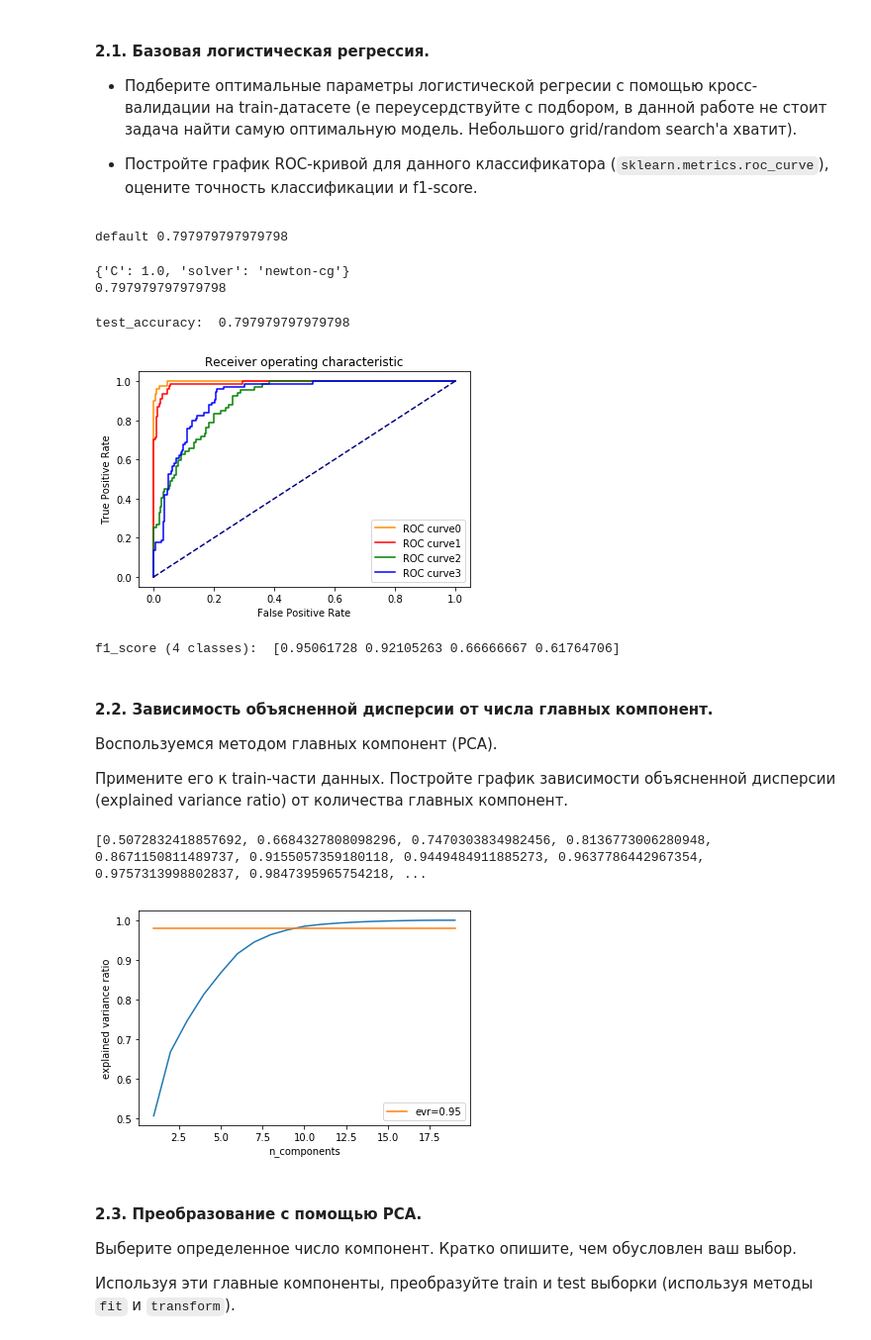
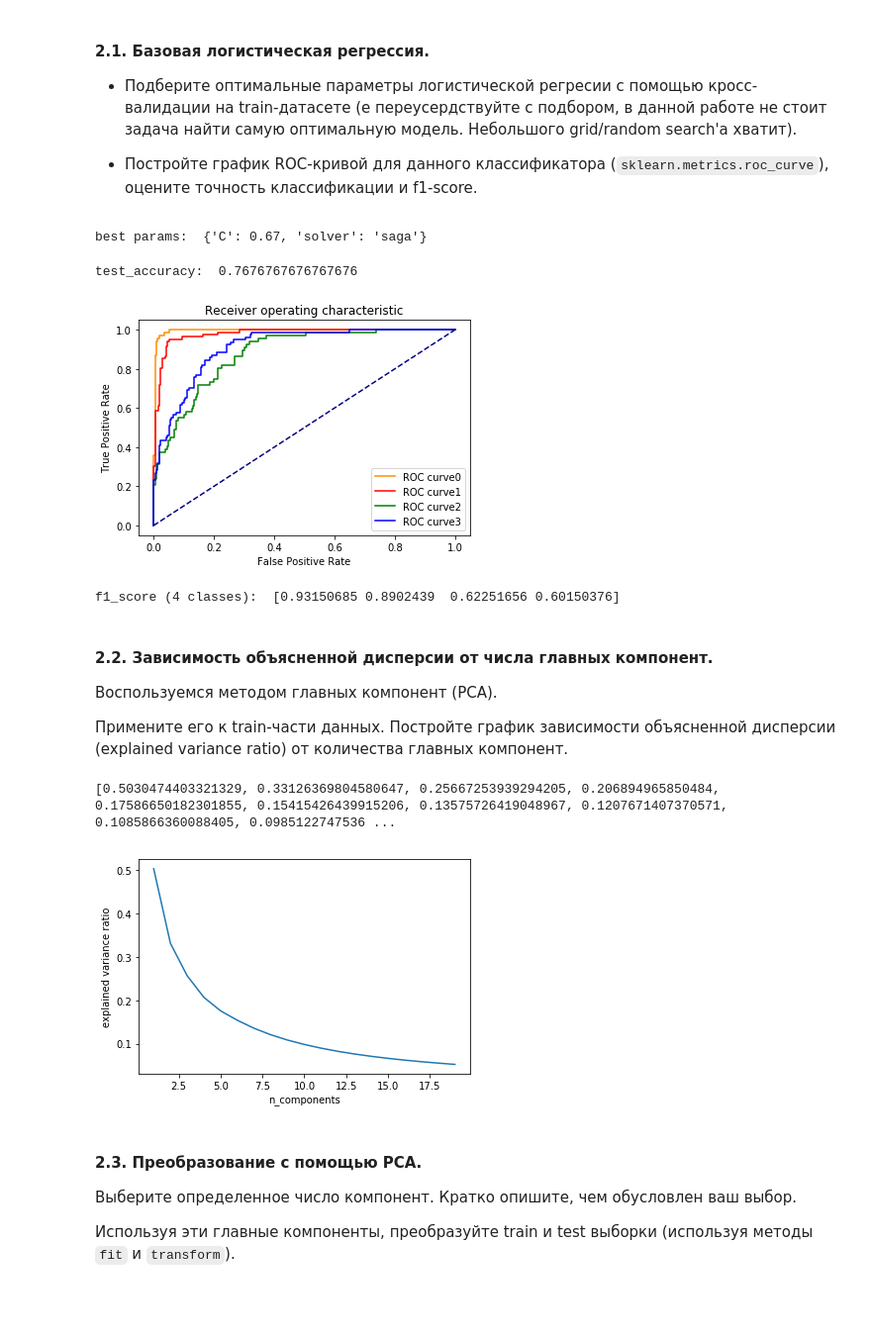
Before and after one commit to DahaKot/ML_MIPT, a Jupyter notebook: Lab1_Linear_and_Ensembles.ipynb, the cells around one changed output. Shown at 99% size. Drawn from its saved outputs; the diff is of its cells as text; code cells hidden in the pictures; blank space fills up the shorter version.

```diff
--- a/Lab1_Linear_and_Ensembles.ipynb
+++ b/Lab1_Linear_and_Ensembles.ipynb
@@ -107,15 +111,15 @@ array([-0.0429047 ,  0.02999314,  0.03631206,  0.03216402,  0.01853744,
 # %%
+'''
+transform car labels to numbers to simplify classification process
+'''
 y_train_pd = pd.DataFrame(y_train)
 y_test_pd = pd.DataFrame(y_test)
-y_train_pd[y_train_pd[0] == 'van'] = 0
-y_train_pd[y_train_pd[0] == 'bus'] = 1
-y_train_pd[y_train_pd[0] == 'saab'] = 2
-y_train_pd[y_train_pd[0] == 'opel'] = 3
 
-y_test_pd[y_test_pd[0] == 'van'] = 0
-y_test_pd[y_test_pd[0] == 'bus'] = 1
-y_test_pd[y_test_pd[0] == 'saab'] = 2
-y_test_pd[y_test_pd[0] == 'opel'] = 3
+classes = {'van': 0, 'bus': 1, 'saab': 2, 'opel': 3}
+NUM_CLASSES = 4
+
+y_train_pd.replace(classes, inplace = True)
+y_test_pd.replace(classes, inplace = True)
 
 y_train = y_train_pd.values.squeeze(1)
 y_test = y_test_pd.values.squeeze(1)
@@ -131,35 +135,30 @@ y_train.shape
 ### YOUR CODE HERE
 from sklearn.linear_model import LogisticRegression
 from sklearn.model_selection import GridSearchCV
-clf = LogisticRegression(multi_class = 'multinomial', solver = 'lbfgs')
-
-clf.fit(X_train, y_train)
-print('default', clf.score(X_test, y_test))
+clf = LogisticRegression(multi_class = 'multinomial')
 
 param_grid = {'solver' :  ['newton-cg', 'sag', 'saga', 'lbfgs'], 'C' : np.linspace(0.01, 1, 10)}
 grid_search = GridSearchCV(clf, param_grid).fit(X_train, y_train)
-print(grid_search.best_params_)
-print(grid_search.score(X_test, y_test))
+print('best params: ', grid_search.best_params_)
 # %% [output]
-default 0.797979797979798
+best params:  {'C': 0.67, 'solver': 'saga'}
-{'C': 1.0, 'solver': 'newton-cg'}
-0.797979797979798
 # %%
-best_linear_clf = LogisticRegression(C = grid_search.best_params_['C'],
-                                solver = grid_search.best_params_['solver'],
-                                multi_class = 'multinomial')
-best_linear_clf.fit(X_train, y_train)
+best_logistic_clf = LogisticRegression(C = grid_search.best_params_['C'],
+                                    solver = grid_search.best_params_['solver'],
+                                    multi_class = 'multinomial')
+best_logistic_clf.fit(X_train, y_train)
+
+print("test_accuracy: ", best_logistic_clf.score(X_test, y_test))
 
 from sklearn.metrics import roc_curve
 from sklearn.metrics import f1_score
-print("test_accuracy: ", best_linear_clf.score(X_test, y_test))
 
 roc_ret = []
 def show_roc_curve(best_clf, X_test, y_test):
     y_true = y_test
     y_pred = best_clf.predict_proba(X_test)
 
-    for i in range(4):
+    for i in range(NUM_CLASSES):
         roc_ret.append(roc_curve(y_true, y_pred[:, i], pos_label = i))
 
     plt.figure()
@@ -178,11 +177,11 @@ def show_roc_curve(best_clf, X_test, y_test):
     y_pred_classes = best_clf.predict(X_test)
     print("f1_score (4 classes): ", f1_score(y_true, y_pred_classes, average = None))
 
-show_roc_curve(best_linear_clf, X_test, y_test)
+show_roc_curve(best_logistic_clf, X_test, y_test)
 # %% [output]
-test_accuracy:  0.797979797979798
+test_accuracy:  0.7676767676767676
-[figure, old version]
+[figure, new version]
-f1_score (4 classes):  [0.95061728 0.92105263 0.66666667 0.61764706]
+f1_score (4 classes):  [0.93150685 0.8902439  0.62251656 0.60150376]
 # %% [markdown]
 #### 2.2. Зависимость объясненной дисперсии от числа главных компонент.
 Воспользуемся методом главных компонент (PCA).
@@ -198,23 +197,21 @@ for i in range(1, 20, 1):
     pca = PCA(n_components = i)
     pca.fit(X_train)
     ratios.append(pca.explained_variance_ratio_)
-    ratios[i-1] = sum(ratios[i-1])
+    ratios[i-1] = np.mean(ratios[i-1])
 
 print(ratios)
 # %% [output]
-[0.5072832418857692, 0.6684327808098296, 0.7470303834982456, 0.8136773006280948, 0.8671150811489737, 0.9155057359180118, 0.9449484911885273, 0.9637786442967354, 0.9757313998802837, 0.9847395965754218, ...
+[0.5030474403321329, 0.33126369804580647, 0.25667253939294205, 0.206894965850484, 0.17586650182301855, 0.15415426439915206, 0.13575726419048967, 0.1207671407370571, 0.1085866360088405, 0.0985122747536 ...
 # %%
 plt.figure()
 plt.plot([i for i in range(1, 20, 1)], ratios)
-plt.plot([i for i in range(1, 20, 1)], [0.98 for i in range(1, 20, 1)], label = 'evr=0.95')
 
 plt.xlabel('n_components')
 plt.ylabel('explained variance ratio')
 
-plt.legend(loc="lower right")
 plt.show()
 # %% [output]
-[figure, old version]
+[figure, new version]
 # %% [markdown]
 #### 2.3. Преобразование с помощью PCA.
 Выберите определенное число компонент. Кратко опишите, чем обусловлен ваш выбор.
```
Also changed, not shown: parts of 22 cells of this notebook.
